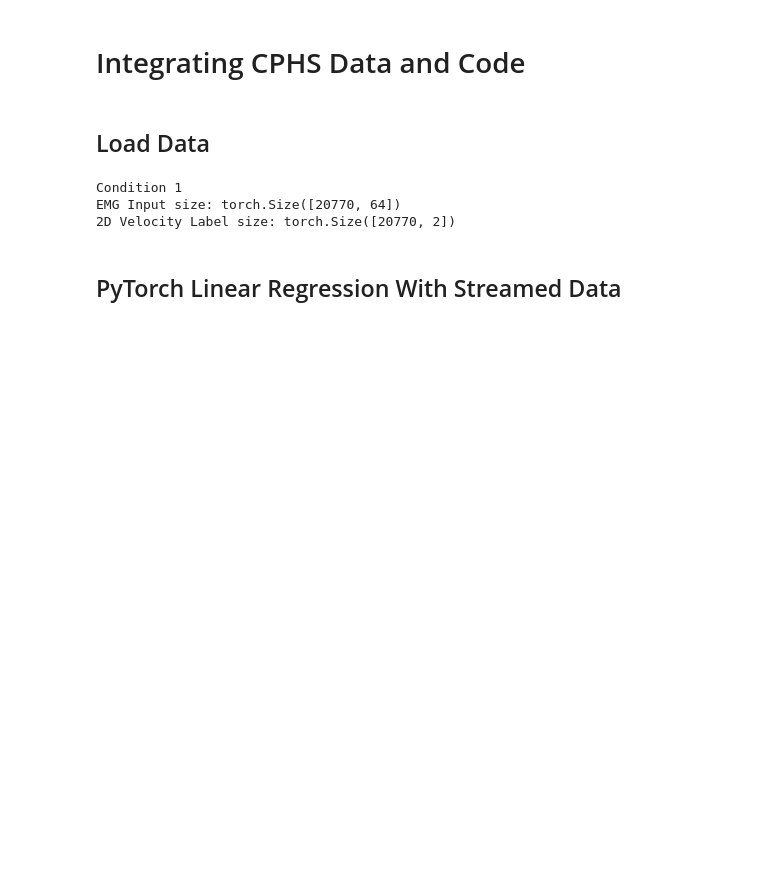
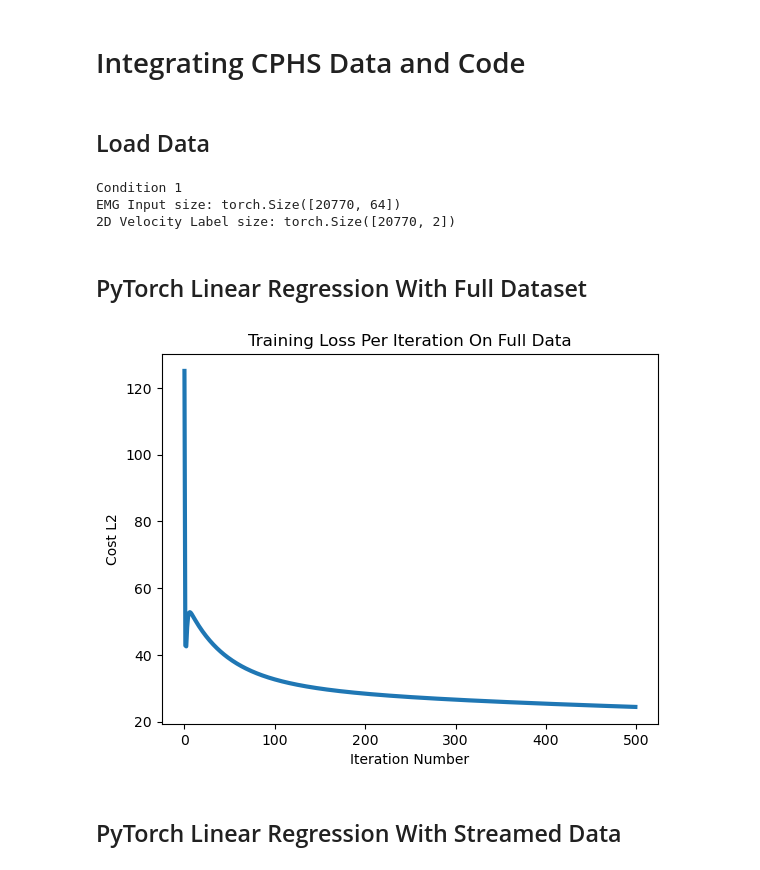
Before and after one commit to kdmalc/personalization-privacy-risk, a Jupyter notebook: Personalized_Federated_Learning/102_LinRegr_FDV.ipynb, the cells around one changed output. Cells and saved outputs as stored; diff of their text form; code cells hidden in the pictures; blank space fills up the shorter version.

```diff
--- a/Personalized_Federated_Learning/102_LinRegr_FDV.ipynb
+++ b/Personalized_Federated_Learning/102_LinRegr_FDV.ipynb
@@ -37,6 +37,35 @@ print(f"2D Velocity Label size: {PREF1tens_full.size()}")
 Condition 1
 EMG Input size: torch.Size([20770, 64])
 2D Velocity Label size: torch.Size([20770, 2])
+# %% [markdown]
+## PyTorch Linear Regression With Full Dataset
+# %%
+num_updates = 19
+starting_update = 0
+normalize_emg = False
+pca_channel_default = 64
+PCA_comps = 64
+
+total_epochs_FullData = 500
+# %%
+num_input_channels = 64  # Change once I add PCA
+input_size = num_input_channels
+output_size = 2  # 2D Velocity
+
+learning_rate = 0.0001
+# Other option which should give same result:
+untrained_model_FullData = torch.nn.Linear(input_size, output_size)  # Single layer nn for Lin Regr
+optimizer = torch.optim.SGD(untrained_model_FullData.parameters(), lr=learning_rate)
+
+trained_model_FullData, loss_log_FullData = full_train_linregr_updates(untrained_model_FullData, F1tens_full, PREF1tens_full, learning_rate, num_iters_per_update=total_epochs_FullData, use_full_data=True, starting_update=0)
+
+plt.plot(range(len(loss_log_FullData)), loss_log_FullData, linewidth=3)
+plt.title("Training Loss Per Iteration On Full Data")
+plt.xlabel('Iteration Number')
+plt.ylabel('Cost L2')
+plt.show()
+# %% [output]
+[figure, added]
 # %% [markdown]
 ## PyTorch Linear Regression With Streamed Data
 # %%
```
Also changed, not shown: parts of 11 cells of this notebook, 1 other file.
